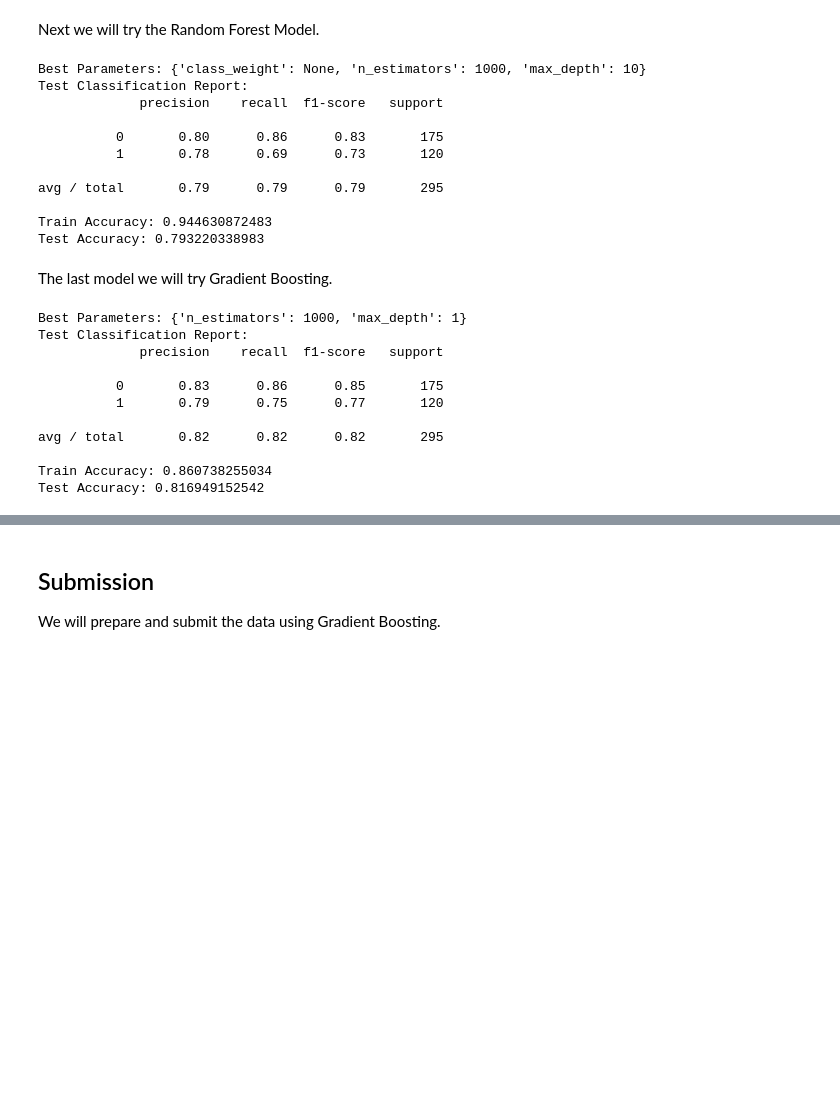
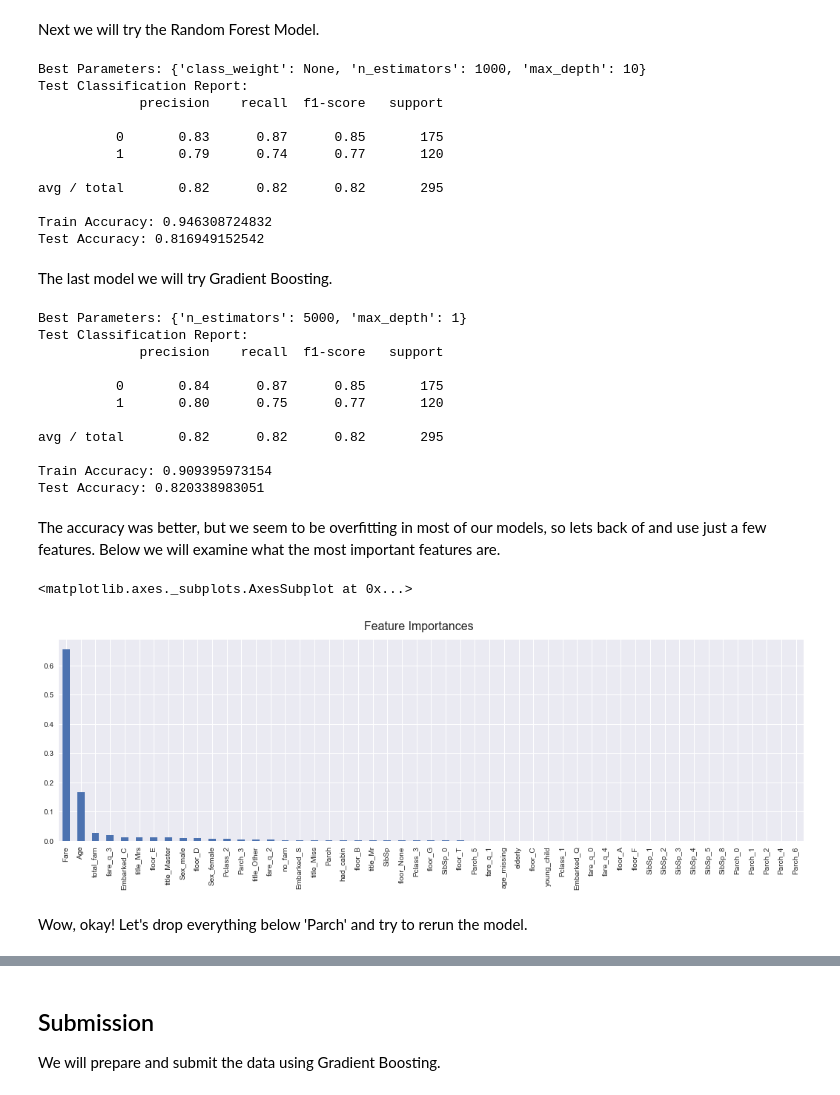
Before and after one commit to tseastmond/byu_econ_applied_machine_learning, a Jupyter notebook: homeworks/Homework_4.ipynb, the cells around one changed output, grey strips where cells are left out. Cells and saved outputs as stored; diff of their text form; code cells hidden in the pictures; blank space fills up the shorter version.

```diff
--- a/homeworks/Homework_4.ipynb
+++ b/homeworks/Homework_4.ipynb
@@ -215,7 +224,7 @@ Now we need to make the dummy variables for our data.
 df['Pclass'] = df['Pclass'].astype(object)
 df['SibSp'] = df['SibSp'].astype(object)
 df['Parch'] = df['Parch'].astype(object)
-df1 = pd.get_dummies(df[['Pclass', 'Sex', 'Embarked', 'fare_q', 'floor', 'SibSp', 'Parch']])
+df1 = pd.get_dummies(df[['Pclass', 'Sex', 'Embarked', 'fare_q', 'floor', 'SibSp', 'Parch', 'title']])
 
 # Join with the original data.
 full = df.join(df1)
@@ -233,7 +242,7 @@ train = full[['Age', 'SibSp', 'Parch', 'Fare', 'age_missing', 'total_fam', 'no_f
              'fare_q_0', 'fare_q_1', 'fare_q_2', 'fare_q_3', 'fare_q_4', 'floor_A', 'floor_B', 'floor_C', 'floor_D',
              'floor_E', 'floor_F', 'floor_G', 'floor_None', 'floor_T', 'SibSp_0', 'SibSp_1', 'SibSp_2', 'SibSp_3',
              'SibSp_4', 'SibSp_5', 'SibSp_8', 'Parch_0', 'Parch_1', 'Parch_2', 'Parch_3',
-             'Parch_4', 'Parch_5', 'Parch_6']]
+             'Parch_4', 'Parch_5', 'Parch_6', 'title_Master', 'title_Miss', 'title_Mr', 'title_Mrs', 'title_Other']]
 
 # Make a train/test split.
 X_train, X_test, y_train, y_test = train_test_split(train, target, test_size=0.33, random_state=42)
@@ -357,13 +366,13 @@ Best Parameters: {'class_weight': None, 'n_estimators': 1000, 'max_depth': 10}
 Test Classification Report:
              precision    recall  f1-score   support
 
-          0       0.80      0.86      0.83       175
-          1       0.78      0.69      0.73       120
+          0       0.83      0.87      0.85       175
+          1       0.79      0.74      0.77       120
 
-avg / total       0.79      0.79      0.79       295
+avg / total       0.82      0.82      0.82       295
 
-Train Accuracy: 0.944630872483
-Test Accuracy: 0.793220338983
+Train Accuracy: 0.946308724832
+Test Accuracy: 0.816949152542
 # %% [markdown]
 The last model we will try Gradient Boosting.
 # %%
@@ -387,14 +396,33 @@ print(classification_report(y_test, test_predictions))
 print('Train Accuracy:', accuracy_score(y_train, train_predictions))
 print('Test Accuracy:', accuracy_score(y_test, test_predictions))
 # %% [output]
-Best Parameters: {'n_estimators': 1000, 'max_depth': 1}
+Best Parameters: {'n_estimators': 5000, 'max_depth': 1}
 Test Classification Report:
              precision    recall  f1-score   support
 
-          0       0.83      0.86      0.85       175
-          1       0.79      0.75      0.77       120
+          0       0.84      0.87      0.85       175
+          1       0.80      0.75      0.77       120
 
 avg / total       0.82      0.82      0.82       295
 
-Train Accuracy: 0.860738255034
-Test Accuracy: 0.816949152542
+Train Accuracy: 0.909395973154
+Test Accuracy: 0.820338983051
+# %% [markdown]
+The accuracy was better, but we seem to be overfitting in most of our models, so lets back of and use just a few features. Below we will examine what the most important features are.
+# %%
+# Run the last model.
+gradient_boosting = GradientBoostingClassifier(n_estimators=5000, max_depth=1)
+gradient_boosting.fit(X_train, y_train)
+
+# Get and plot the features.
+feature_imp = sorted(list(zip(X_train.columns, gradient_boosting.feature_importances_)), key=lambda x: x[1], reverse=True)
+
+fig, ax = plt.subplots(figsize=(18,5))
+fig.suptitle('Feature Importances', fontsize=16, y=.95)
+
+pd.Series([x[1] for x in feature_imp], index=[x[0] for x in feature_imp]).plot(kind='bar', ax=ax)
+# %% [output]
+<matplotlib.axes._subplots.AxesSubplot at 0x...>
+[figure, added]
+# %% [markdown]
+Wow, okay! Let's drop everything below 'Parch' and try to rerun the model.
```
Also changed, not shown: parts of 14 cells of this notebook.
